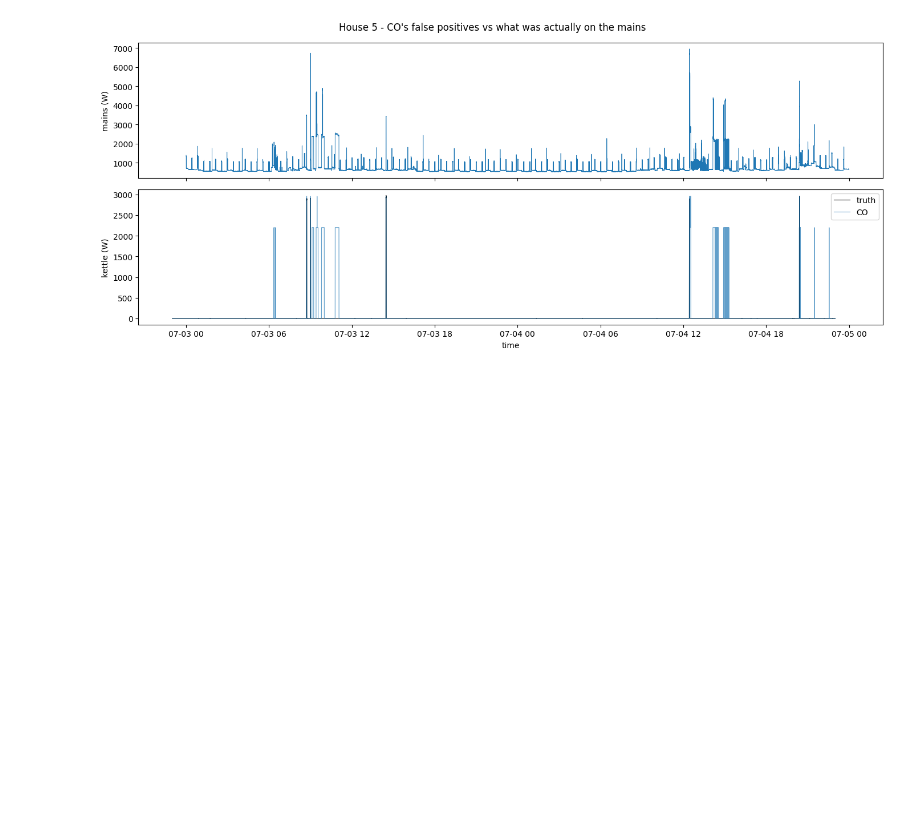
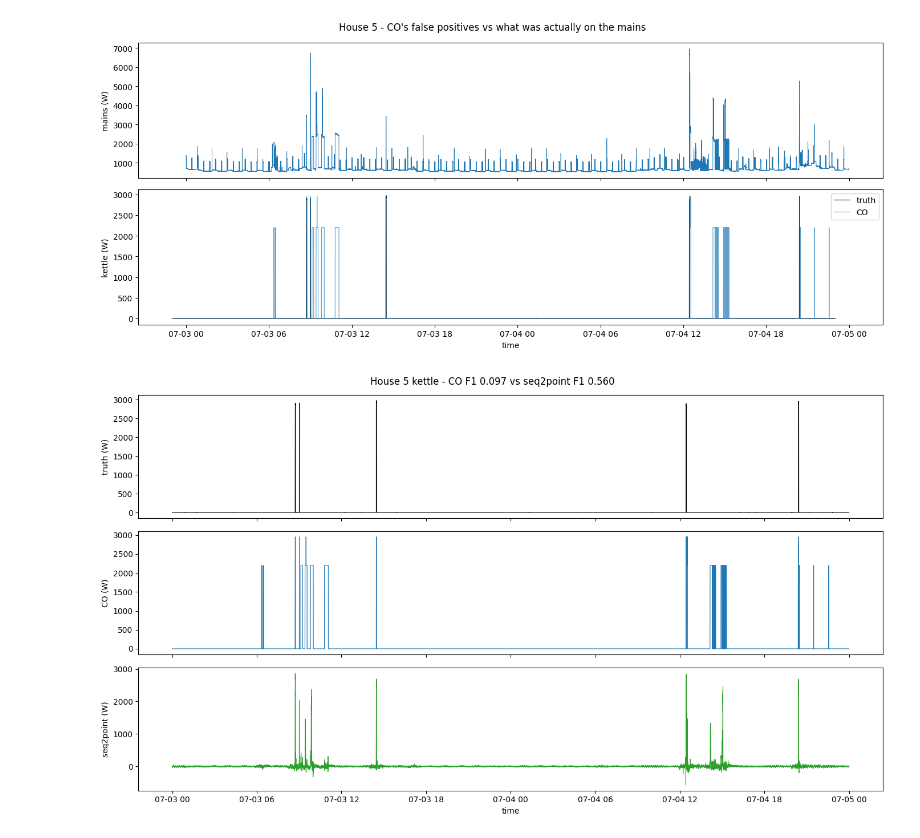
Before and after one commit to AayushAswal27/wattparse, a Jupyter notebook: notebooks/02_alignment_check.ipynb, the cells around one changed output. Drawn from its saved outputs; the diff is of its cells as text; code cells hidden in the pictures; blank space fills up the shorter version.

Commit message:
notebook: seq2point vs CO predictions on house 5

```diff
--- a/notebooks/02_alignment_check.ipynb
+++ b/notebooks/02_alignment_check.ipynb
@@ -149,3 +149,34 @@ fig.suptitle("House 5 - CO's false positives vs what was actually on the mains")
 plt.tight_layout()
 # %% [output]
 [figure]
+# %%
+import sys; sys.path.insert(0, "..")
+import pandas as pd
+import matplotlib.pyplot as plt
+
+s2p = pd.read_csv("../data/processed/seq2point_kettle_house5.csv",
+                  index_col=0, parse_dates=True)
+base = pd.read_csv("../data/processed/baseline_kettle.csv",
+                   index_col=0, parse_dates=True)
+base.index = base.index.tz_convert(s2p.index.tz)
+
+lo, hi = "2014-07-03", "2014-07-04"
+s = s2p.loc[lo:hi]
+b = base.reindex(s.index)
+
+fig, ax = plt.subplots(3, 1, figsize=(14, 8), sharex=True)
+
+ax[0].plot(s.index, s["truth"], lw=0.8, color="black")
+ax[0].set_ylabel("truth (W)")
+
+ax[1].plot(b.index, b["CO"], lw=0.8, color="tab:blue")
+ax[1].set_ylabel("CO (W)")
+
+ax[2].plot(s.index, s["seq2point"], lw=0.8, color="tab:green")
+ax[2].set_ylabel("seq2point (W)")
+ax[2].set_xlabel("time")
+
+fig.suptitle("House 5 kettle - CO F1 0.097 vs seq2point F1 0.560")
+plt.tight_layout()
+# %% [output]
+[figure, added]
```
